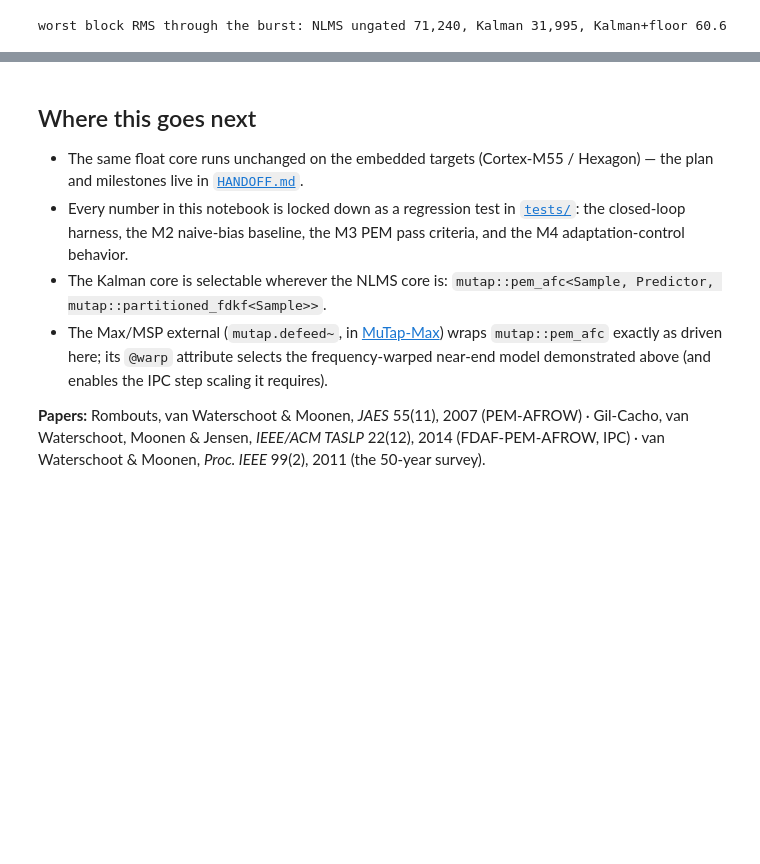
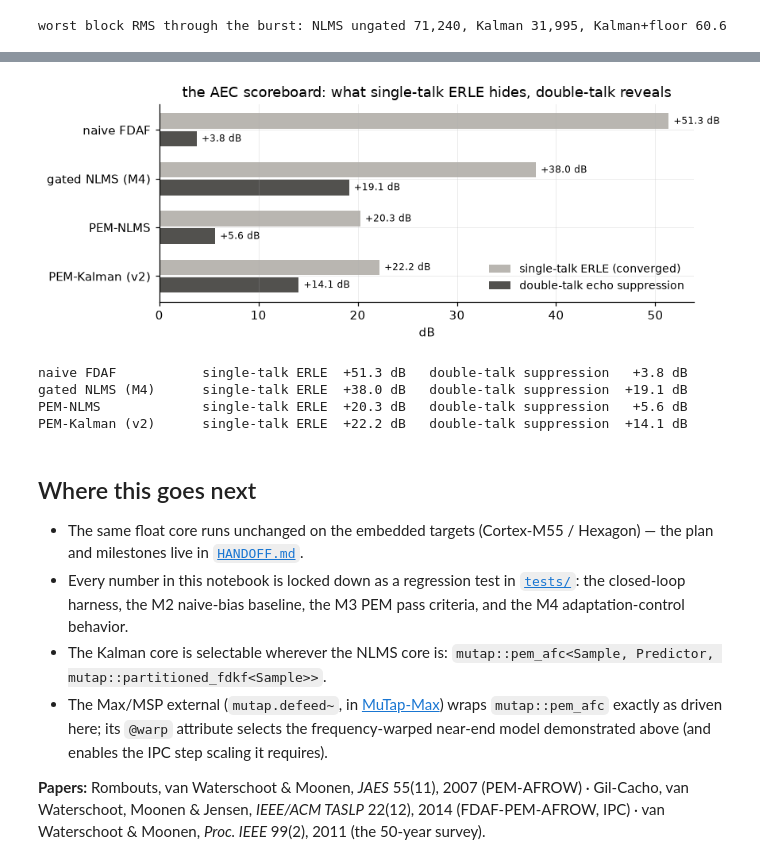
Before and after one commit to tap/MuTap, a Jupyter notebook: notebooks/afc_demo.ipynb, the cells around one changed output, grey strips where cells are left out. Drawn from its saved outputs; the diff is of its cells as text; code cells hidden in the pictures; blank space fills up the shorter version.

```diff
--- a/notebooks/afc_demo.ipynb
+++ b/notebooks/afc_demo.ipynb
@@ -683,3 +758,29 @@ worst block RMS through the burst: NLMS ungated 71,240, Kalman 31,995, Kalman+fl
+# %%
+fig, ax = plt.subplots(figsize=(8, 3.2))
+names = list(aec)
+ypos = np.arange(len(names), dtype=float)
+for (metric_ix, label, off) in ((1, "single-talk ERLE (converged)", -0.18),
+                                (2, "double-talk echo suppression", 0.18)):
+    vals = [aec[n][metric_ix] for n in names]
+    ax.barh(ypos + off, vals, height=0.32,
+            color=["#b9b6b1", C_TRUTH][metric_ix - 1], label=label)
+    for y, val in zip(ypos + off, vals):
+        ax.annotate(f"{val:+.1f} dB", (val, y), va="center", fontsize=8,
+                    ha="left", xytext=(4, 0), textcoords="offset points")
+ax.set_yticks(ypos, names); ax.invert_yaxis()
+ax.set_xlabel("dB")
+ax.set_title("the AEC scoreboard: what single-talk ERLE hides, double-talk reveals")
+ax.legend(fontsize=9, frameon=False, loc="lower right")
+plt.tight_layout(); plt.show()
+for n in names:
+    print(f"{n:20s} single-talk ERLE {aec[n][1]:+6.1f} dB   "
+          f"double-talk suppression {aec[n][2]:+6.1f} dB")
+# %% [output]
+[figure, added]
+naive FDAF           single-talk ERLE  +51.3 dB   double-talk suppression   +3.8 dB
+gated NLMS (M4)      single-talk ERLE  +38.0 dB   double-talk suppression  +19.1 dB
+PEM-NLMS             single-talk ERLE  +20.3 dB   double-talk suppression   +5.6 dB
+PEM-Kalman (v2)      single-talk ERLE  +22.2 dB   double-talk suppression  +14.1 dB
 # %% [markdown]
 ## Where this goes next
 
```
Also changed, not shown: parts of 3 cells of this notebook, 7 other files.
